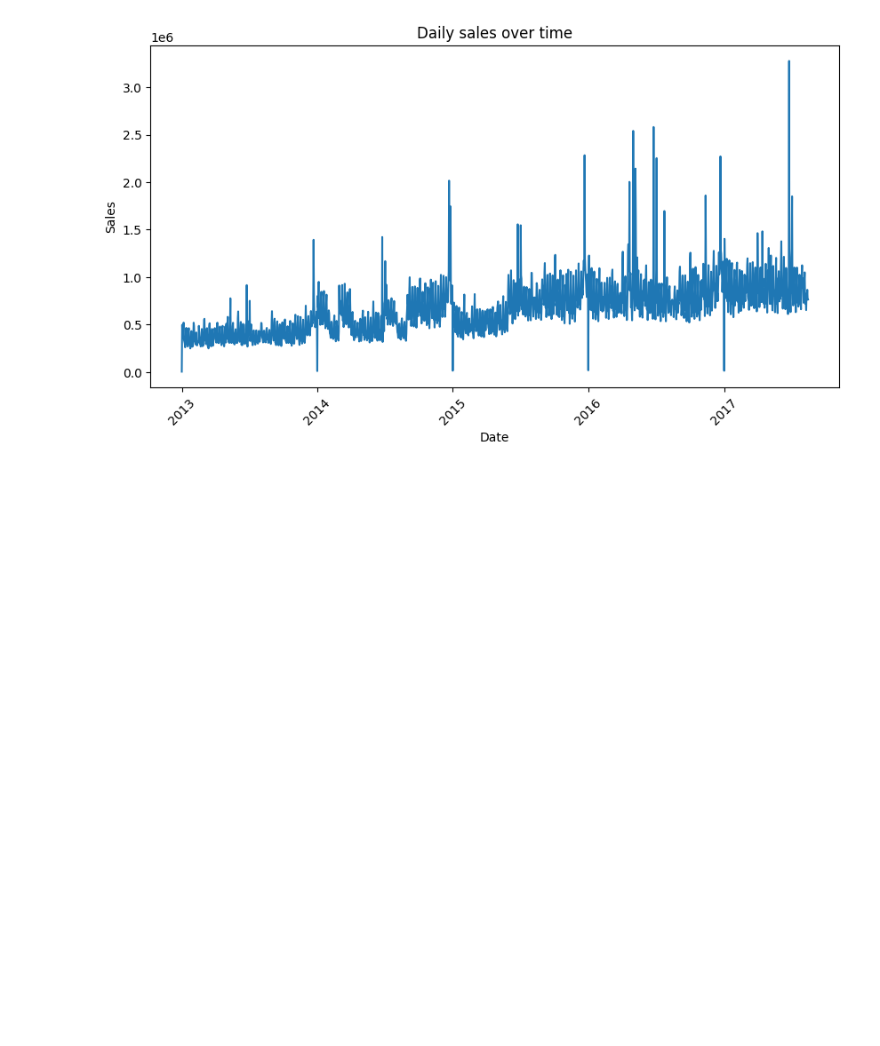
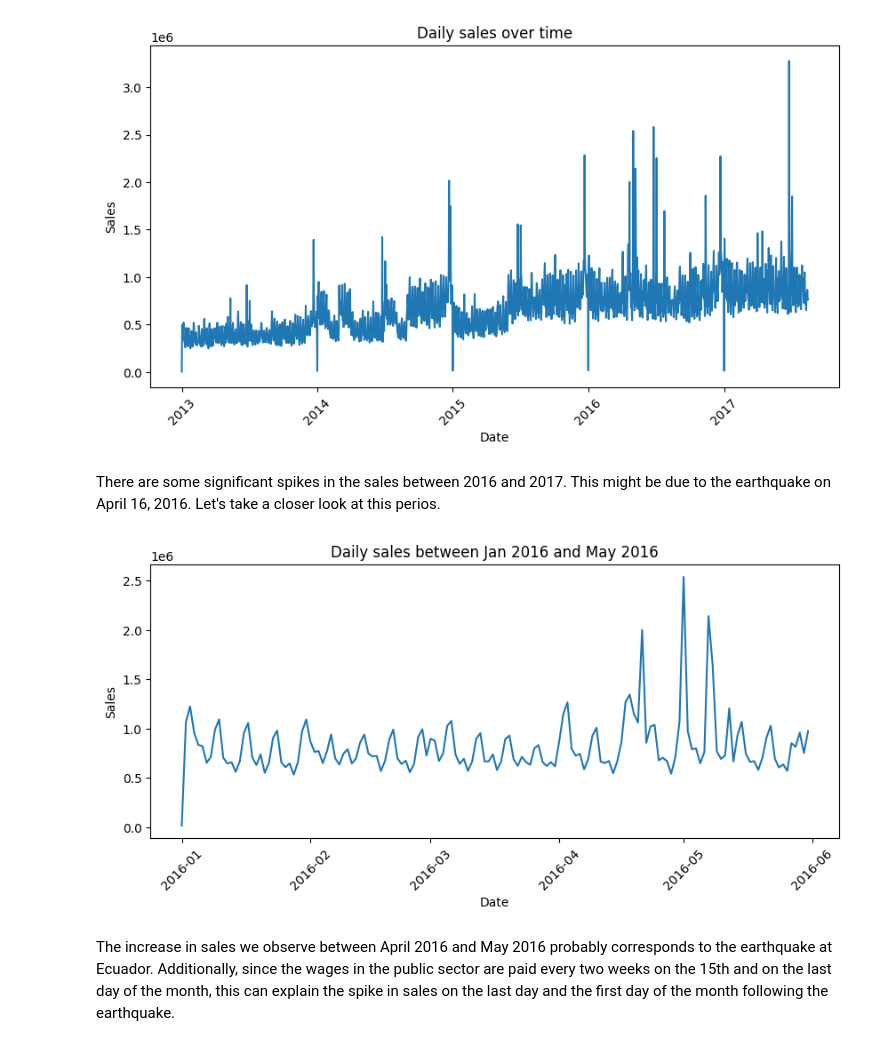
Before and after one commit to geethavenk/Sales_forecasting, a Jupyter notebook: notebooks/EDA_V1.ipynb, the cells around one changed output. Drawn from its saved outputs; the diff is of its cells as text; code cells hidden in the pictures; blank space fills up the shorter version.

```diff
--- a/notebooks/EDA_V1.ipynb
+++ b/notebooks/EDA_V1.ipynb
@@ -256,3 +256,22 @@ plt.xticks(rotation=45)
 plt.show()
 # %% [output]
 [figure]
+# %% [markdown]
+There are some significant spikes in the sales between 2016 and 2017. This might be due to the earthquake on April 16, 2016. Let's take a closer look at this perios.
+# %%
+# extract the sales data for 2016
+sub = daily_sales[(daily_sales['date']>='2016-01-01') & (daily_sales['date']<='2016-05-31')]
+
+#plot
+plt.figure(figsize=(10,4))
+plt.plot( sub['date'], sub['sales'])
+
+plt.title('Daily sales between Jan 2016 and May 2016')
+plt.xlabel('Date')
+plt.ylabel('Sales')
+plt.xticks(rotation=45)
+plt.show()
+# %% [output]
+[figure, added]
+# %% [markdown]
+The increase in sales we observe between April 2016 and May 2016 probably corresponds to the earthquake at Ecuador. Additionally, since the wages in the public sector are paid every two weeks on the 15th and on the last day of the month, this can explain the spike in sales on the last day and the first day of the month following the earthquake.
```
